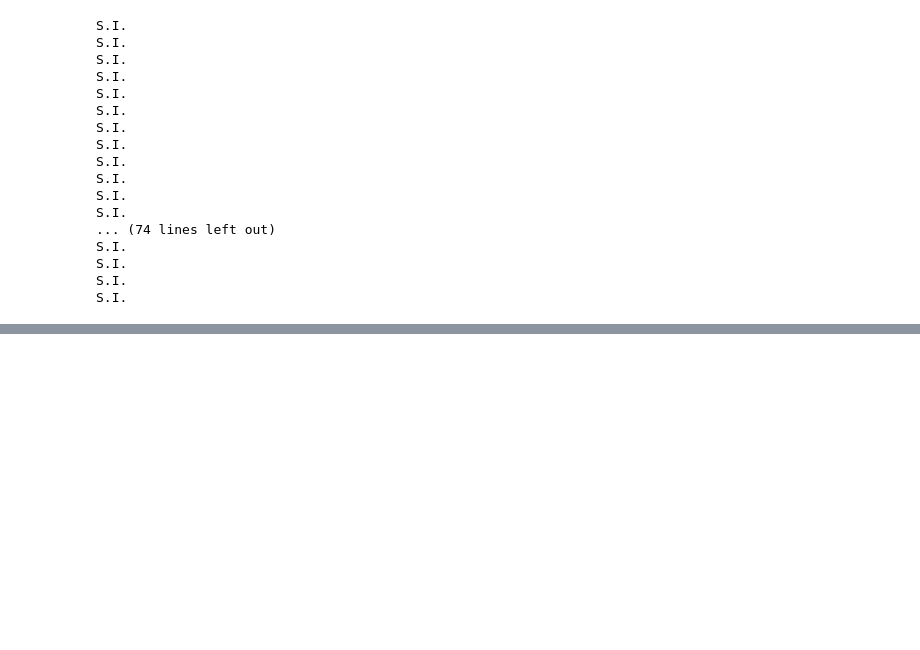
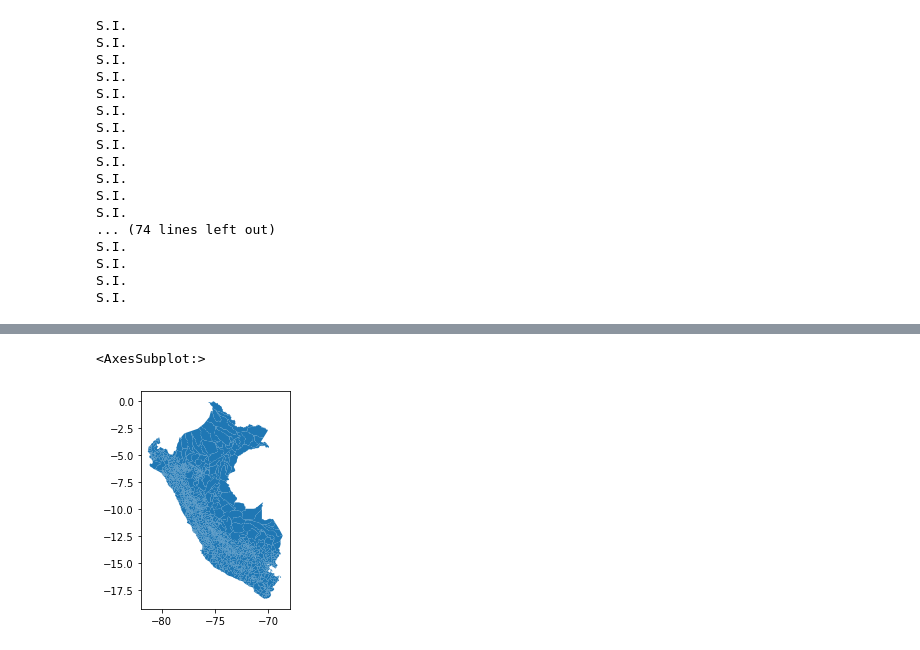
Before and after one commit to MAGALLANESJoseManuel/Midis_Bono600, a Jupyter notebook: PreDataMidis.ipynb, the cells around one changed output, grey strips where cells are left out. Saved outputs shown, nothing was run; the diff lists cells and outputs as text; code cells hidden in the pictures; blank space fills up the shorter version.

```diff
--- a/PreDataMidis.ipynb
+++ b/PreDataMidis.ipynb
@@ -1248,3 +1248,9 @@ S.I.
 S.I.
 # %%
 datadismap.to_file(filename='midisceplan.shp.zip', driver='ESRI Shapefile')
+# %%
+
+
+linkGit2='https://github.com/MAGALLANESJoseManuel/Midis_Bono600/raw/main/midisceplan.shp.zip'
+midis=gpd.read_file(linkGit2)
+midis
@@ -1250,0 +1271,5 @@ datadismap.to_file(filename='midisceplan.shp.zip', driver='ESRI Shapefile')
+# %%
+midis.plot()
+# %% [output]
+<AxesSubplot:>
+[figure, added]
```
Also changed, not shown: parts of 3 cells of this notebook, 1 other file.
